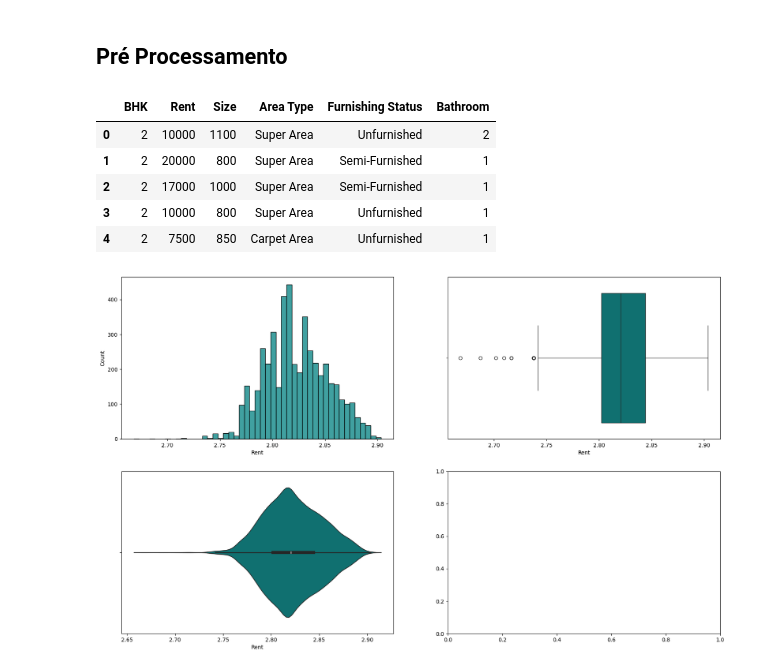
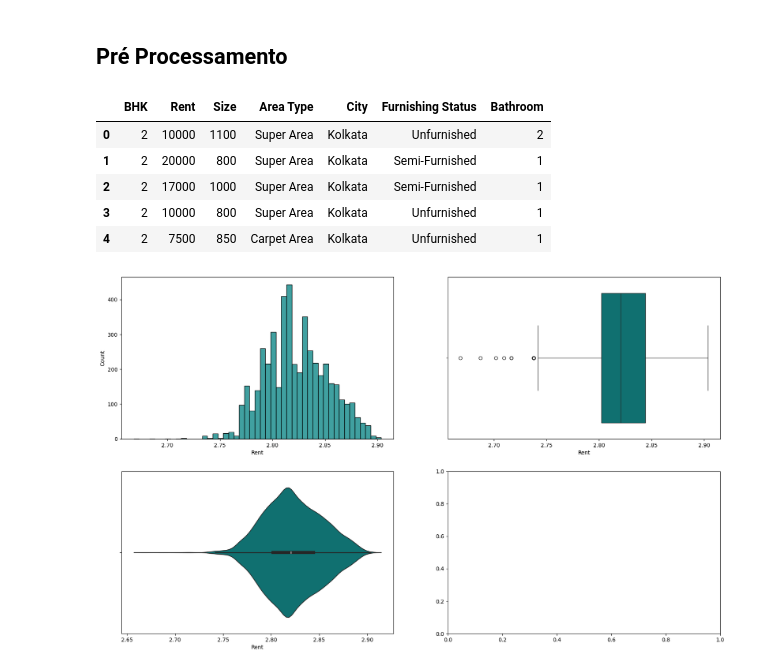
Before and after one commit to t-dlsantos/house-rent-regression-prediction, a Jupyter notebook: knn/knn.ipynb, the cells around one changed output. Drawn from its saved outputs; the diff is of its cells as text; code cells hidden in the pictures.

```diff
--- a/knn/knn.ipynb
+++ b/knn/knn.ipynb
@@ -96,18 +108,18 @@ for p in ax.patches:
 # %%
 # Based on this analysis we can confirm there's some columns that are not interesting for our algorithm (explain why?)
 # Such as: Posted On, Floor, Area Locality, City, Tenant Preferred e Point of Contact
 
 # We can remove those columns for prevent our dataset to have many...
 
-dataset = dataset.drop(['Posted On', 'Floor', 'Area Locality', 'City', 'Tenant Preferred', 'Point of Contact'], axis=1)
+dataset = dataset.drop(['Posted On', 'Floor', 'Area Locality', 'Tenant Preferred', 'Point of Contact'], axis=1)
 dataset.head()
 # %% [output]
-|  | BHK | Rent | Size | Area Type | Furnishing Status | Bathroom |
-| 0 | 2 | 10000 | 1100 | Super Area | Unfurnished | 2 |
-| 1 | 2 | 20000 | 800 | Super Area | Semi-Furnished | 1 |
-| 2 | 2 | 17000 | 1000 | Super Area | Semi-Furnished | 1 |
-| 3 | 2 | 10000 | 800 | Super Area | Unfurnished | 1 |
-| 4 | 2 | 7500 | 850 | Carpet Area | Unfurnished | 1 |
+|  | BHK | Rent | Size | Area Type | City | Furnishing Status | Bathroom |
+| 0 | 2 | 10000 | 1100 | Super Area | Kolkata | Unfurnished | 2 |
+| 1 | 2 | 20000 | 800 | Super Area | Kolkata | Semi-Furnished | 1 |
+| 2 | 2 | 17000 | 1000 | Super Area | Kolkata | Semi-Furnished | 1 |
+| 3 | 2 | 10000 | 800 | Super Area | Kolkata | Unfurnished | 1 |
+| 4 | 2 | 7500 | 850 | Carpet Area | Kolkata | Unfurnished | 1 |
 # %%
 """
 Percebemos que essa coluna tem outliers que precisam ser trabalhados.
```
Also changed, not shown: parts of 5 cells of this notebook.
